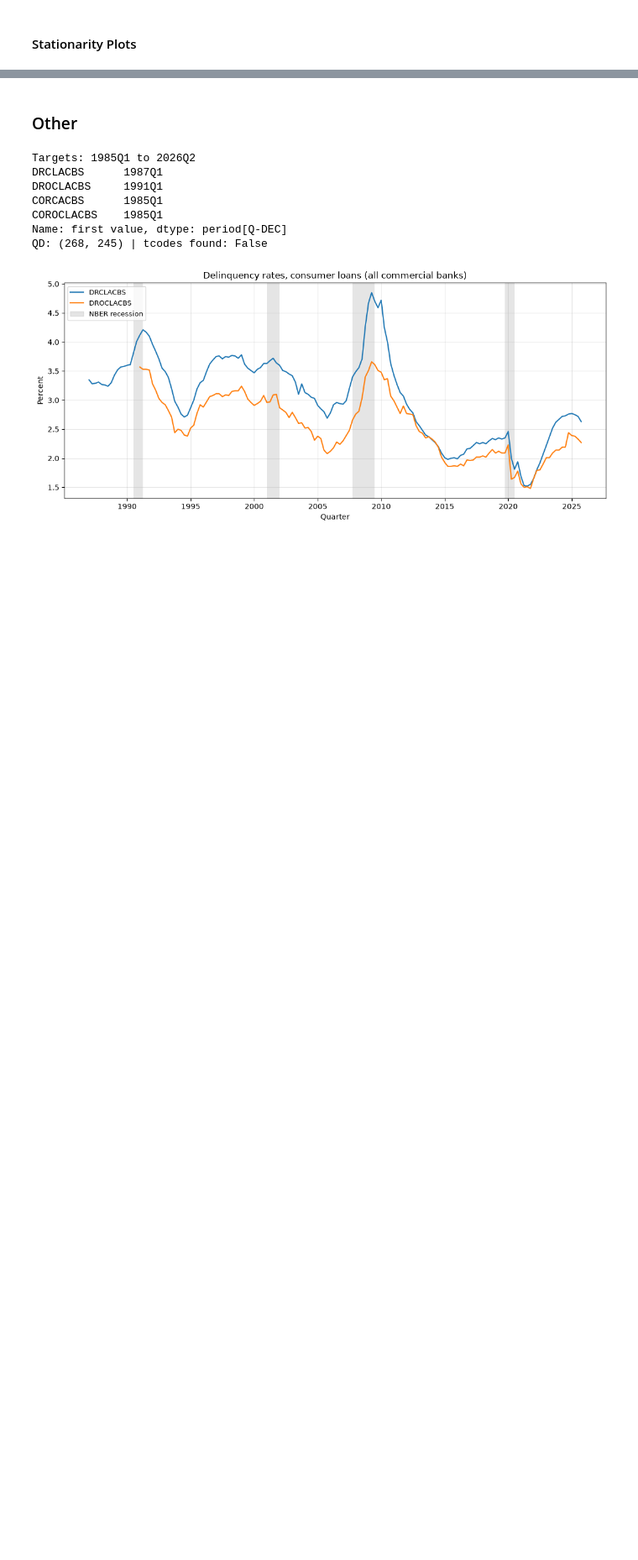
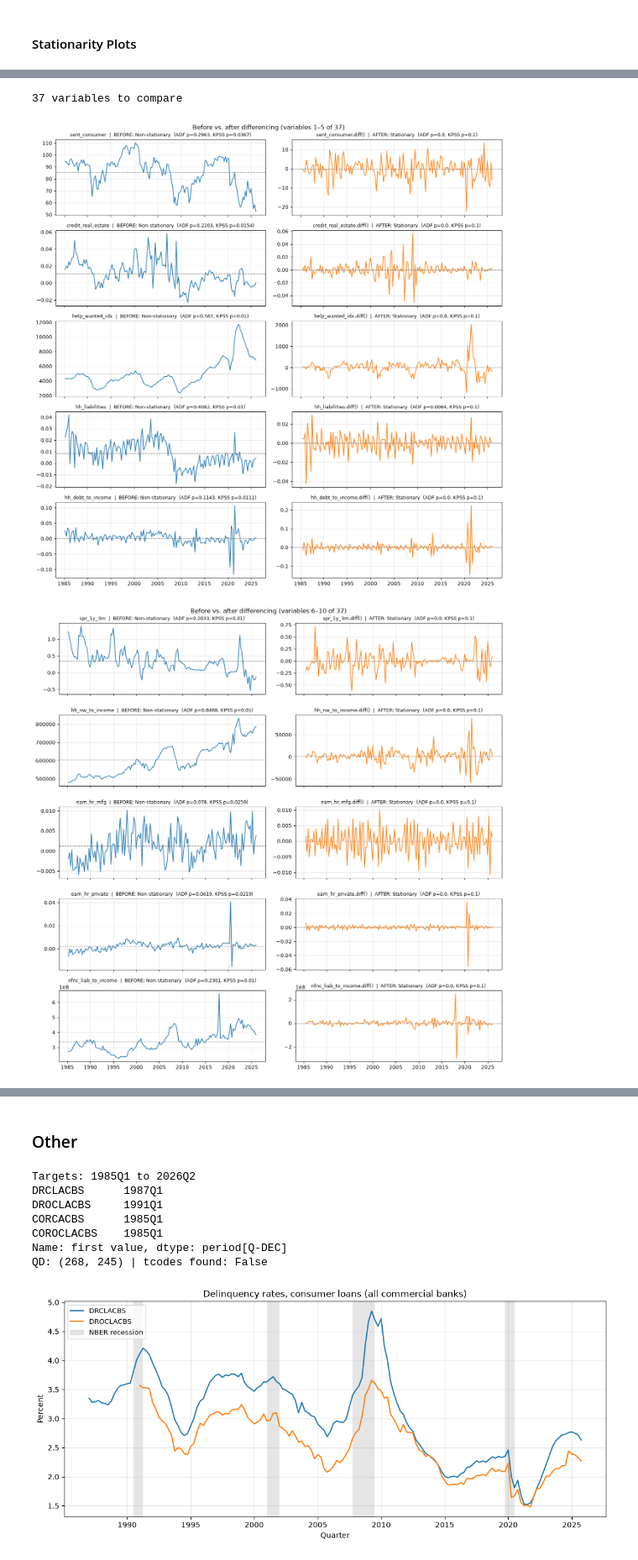
Before and after one commit to andre-bu-gitdev/DX799-O1, a Jupyter notebook: Milestone_1_2_Work_Folder/_EDA_.ipynb, the cells around one changed output, grey strips where cells are left out. Shown at 84% size. Saved outputs shown, nothing was run; the diff lists cells and outputs as text; code cells hidden in the pictures; blank space fills up the shorter version.

```diff
--- a/Milestone_1_2_Work_Folder/_EDA_.ipynb
+++ b/Milestone_1_2_Work_Folder/_EDA_.ipynb
@@ -321,0 +338,41 @@ plt.show()
+# %%
+import matplotlib.pyplot as plt
+
+# Variables that were NOT clearly stationary in the first test (same ones re-tested in `retest`)
+to_plot = [c for c in retest.index if c in df.columns]
+ROWS_PER_FIGURE = 5                      # keeps each figure readable; makes several figures if needed
+
+print(f"{len(to_plot)} variables to compare")
+
+for start in range(0, len(to_plot), ROWS_PER_FIGURE):
+    chunk = to_plot[start:start + ROWS_PER_FIGURE]
+    fig, axes = plt.subplots(len(chunk), 2, figsize=(13, 2.6 * len(chunk)), sharex=True, squeeze=False)
+
+    for i, var in enumerate(chunk):
+        before = df[var].dropna()
+        after = df[var].diff().dropna()          # same transformation used in `retest`
+
+        # left: original series with its first-test verdict
+        ax = axes[i, 0]
+        ax.plot(before.index, before, linewidth=1.3)
+        ax.axhline(before.mean(), color="grey", linestyle="--", linewidth=1)
+        ax.set_title(f"{var}  |  BEFORE: {results.loc[var, 'verdict']}  "
+                     f"(ADF p={results.loc[var, 'adf_p']}, KPSS p={results.loc[var, 'kpss_p']})", fontsize=9)
+        ax.grid(alpha=0.3)
+
+        # right: differenced series with its re-test verdict
+        ax = axes[i, 1]
+        ax.plot(after.index, after, linewidth=1.3, color="tab:orange")
+        ax.axhline(after.mean(), color="grey", linestyle="--", linewidth=1)
+        ax.set_title(f"{var}.diff()  |  AFTER: {retest.loc[var, 'verdict']}  "
+                     f"(ADF p={retest.loc[var, 'adf_p']}, KPSS p={retest.loc[var, 'kpss_p']})", fontsize=9)
+        ax.grid(alpha=0.3)
+
+    fig.suptitle(f"Before vs. after differencing (variables {start + 1}–{start + len(chunk)} of {len(to_plot)})",
+                 fontsize=12)
+    fig.tight_layout()
+    plt.show()
+# %% [output]
+37 variables to compare
+[figure, added]
+[figure, added]
```
Also changed, not shown: parts of 11 cells of this notebook.
